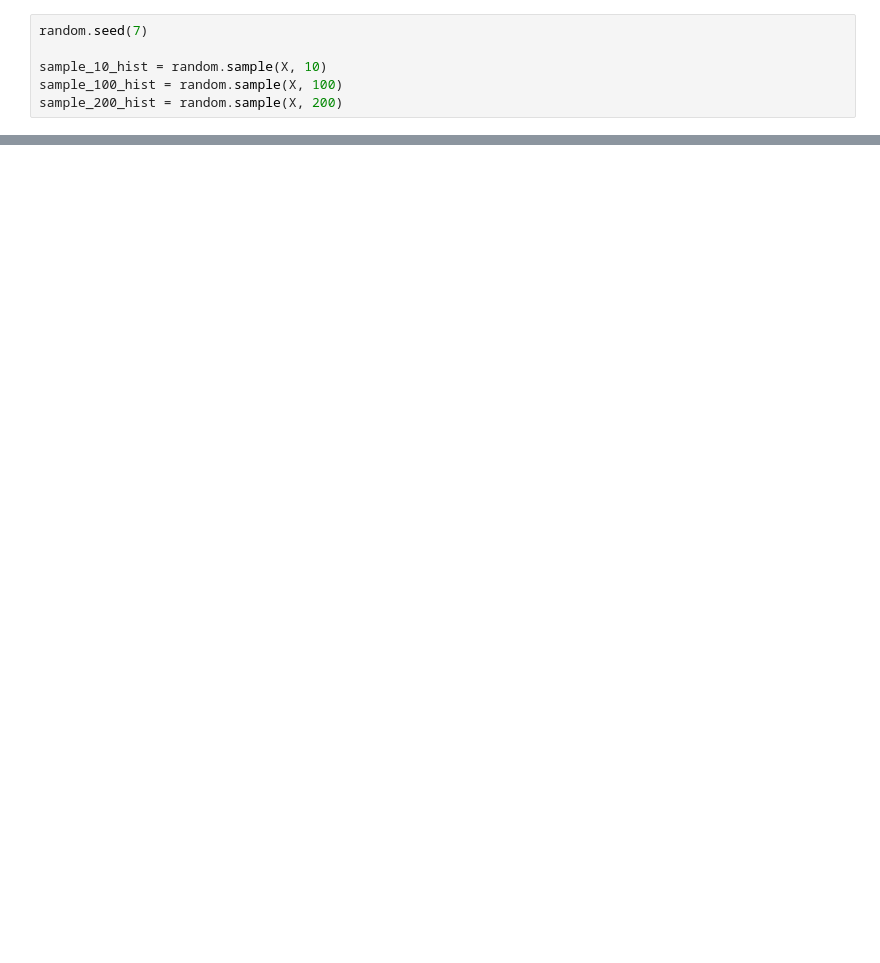
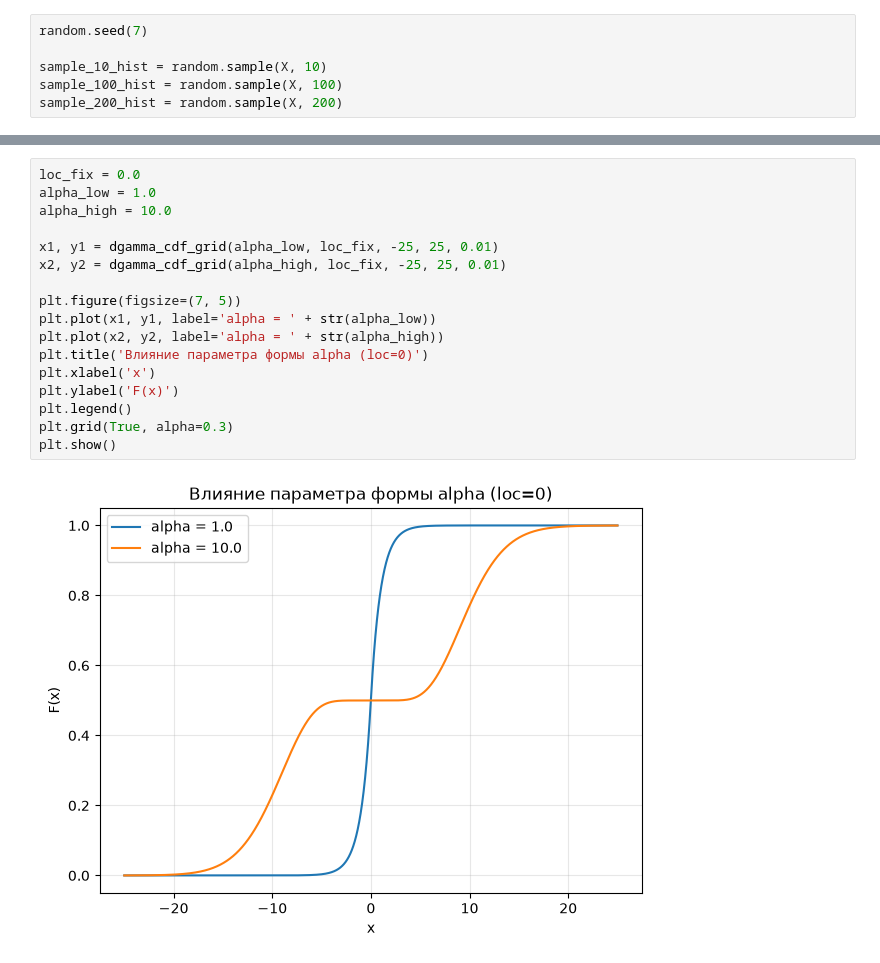
Before and after one commit to ekovbtw/Polytech, a Jupyter notebook: Учеба 4 семестр/Теория вероятности/Курсовая работа/Отчет, Код/code.ipynb, the cells around one changed output, grey strips where cells are left out. Cells and saved outputs as stored; diff of their text form; blank space fills up the shorter version.

```diff
--- a/Учеба 4 семестр/Теория вероятности/Курсовая работа/Отчет, Код/code.ipynb
+++ b/Учеба 4 семестр/Теория вероятности/Курсовая работа/Отчет, Код/code.ipynb
@@ -274,0 +295,19 @@ for size, sample in subsamples_hist:
+# %%
+loc_fix = 0.0
+alpha_low = 1.0
+alpha_high = 10.0
+
+x1, y1 = dgamma_cdf_grid(alpha_low, loc_fix, -25, 25, 0.01)
+x2, y2 = dgamma_cdf_grid(alpha_high, loc_fix, -25, 25, 0.01)
+
+plt.figure(figsize=(7, 5))
+plt.plot(x1, y1, label='alpha = ' + str(alpha_low))
+plt.plot(x2, y2, label='alpha = ' + str(alpha_high))
+plt.title('Влияние параметра формы alpha (loc=0)')
+plt.xlabel('x')
+plt.ylabel('F(x)')
+plt.legend()
+plt.grid(True, alpha=0.3)
+plt.show()
+# %% [output]
+[figure, added]
```
Also changed, not shown: parts of 7 cells of this notebook, 1 other file.
